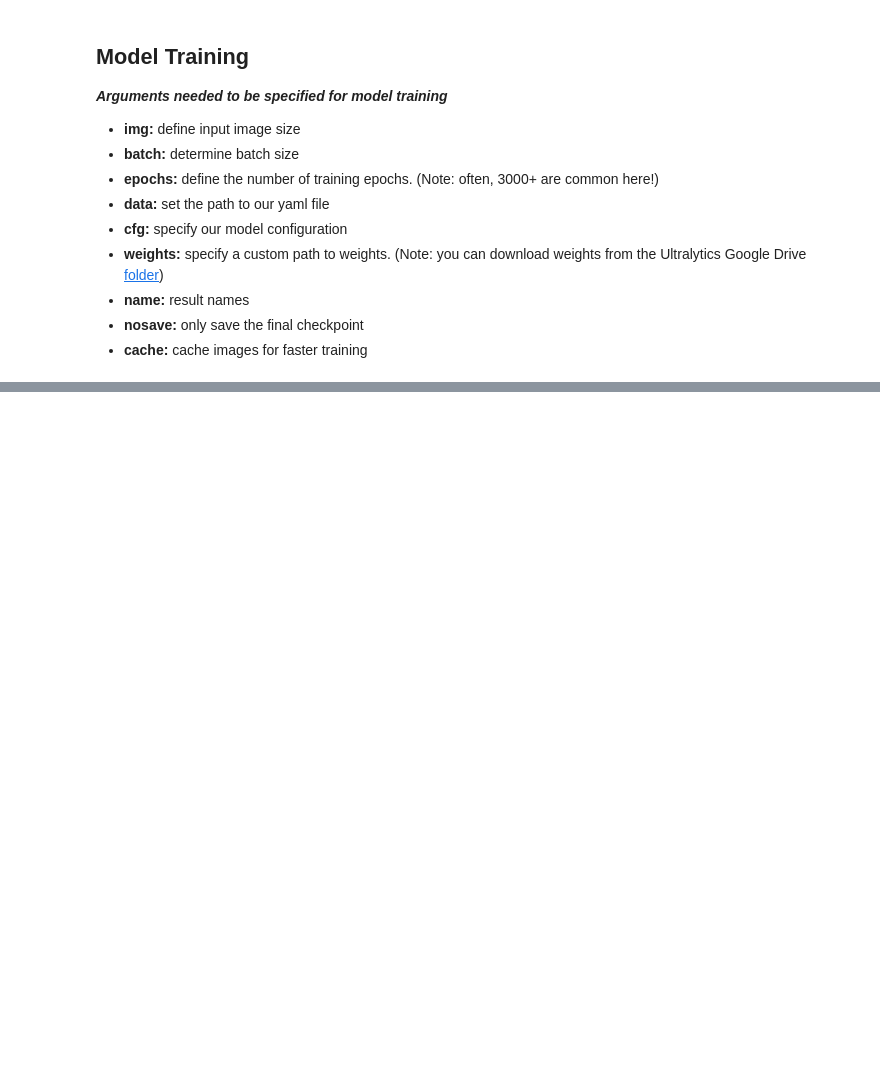
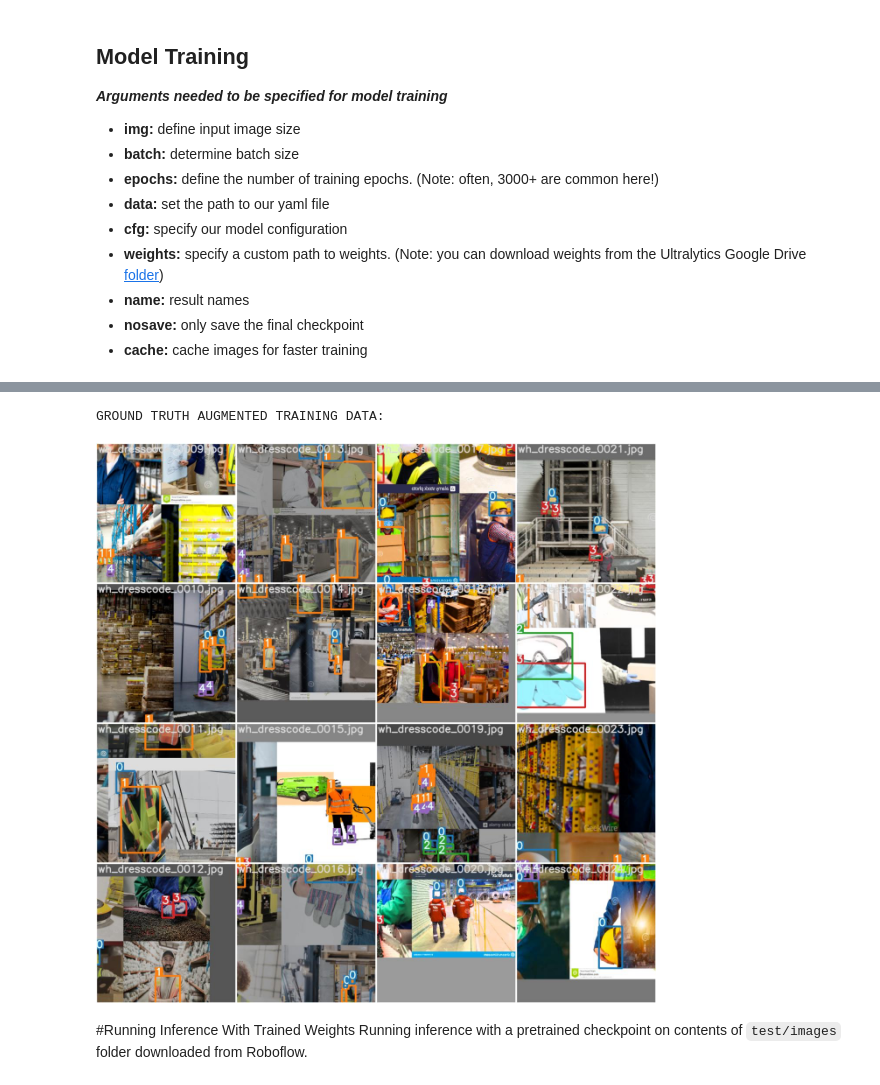
Before and after one commit to jai8004/Warehouse-Apparel-Detector, a Jupyter notebook: Notebook/Warehouse_Apparel_Detector.ipynb, the cells around one changed output, grey strips where cells are left out. Cells and saved outputs as stored; diff of their text form; code cells hidden in the pictures; blank space fills up the shorter version.

```diff
--- a/Notebook/Warehouse_Apparel_Detector.ipynb
+++ b/Notebook/Warehouse_Apparel_Detector.ipynb
@@ -226,0 +246,10 @@ hyperparameters: lr0=0.01, lrf=0.2, momentum=0.937, weight_decay=0.0005, warmup_
+# %%
+# print out an augmented training example
+print("GROUND TRUTH AUGMENTED TRAINING DATA:")
+Image(filename='/content/drive/MyDrive/YoloV5/yolov5/runs/train/yolov5m_results4/train_batch0.jpg', width=900)
+# %% [output]
+GROUND TRUTH AUGMENTED TRAINING DATA:
+[figure, added]
+# %% [markdown]
+#Running Inference  With Trained Weights
+Running inference with a pretrained checkpoint on contents of `test/images` folder downloaded from Roboflow.
```
Also changed, not shown: parts of 15 cells of this notebook.
